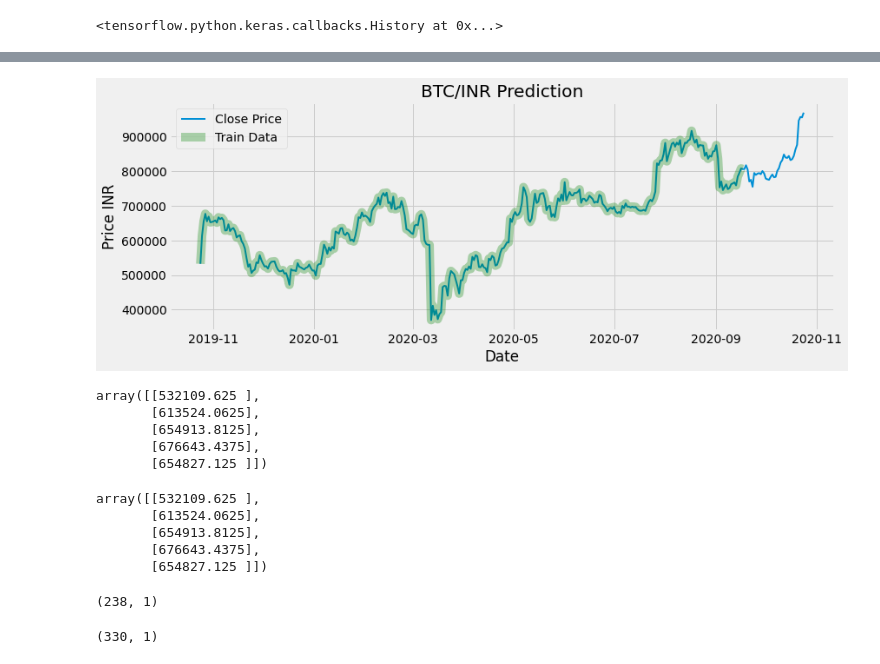
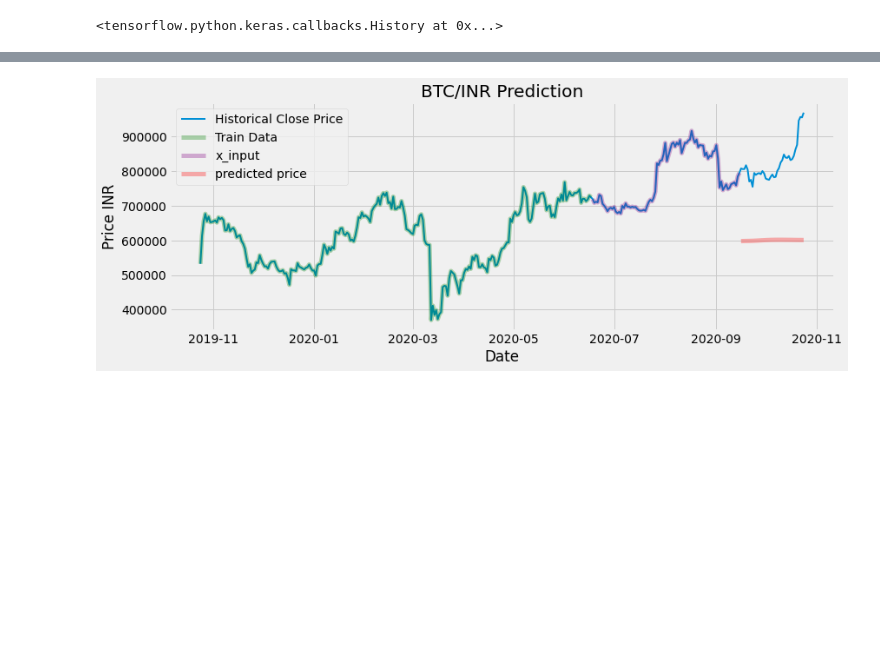
Before and after one commit to Xalt8/Crypto, a Jupyter notebook: lstm.ipynb, the cells around one changed output, grey strips where cells are left out. Saved outputs shown, nothing was run; the diff lists cells and outputs as text; code cells hidden in the pictures; blank space fills up the shorter version.

```diff
--- a/lstm.ipynb
+++ b/lstm.ipynb
@@ -71,7 +71,7 @@ scaler = MinMaxScaler(feature_range=(0,1)) # The values we need to scale is betw
 df1 = scaler.fit_transform(np.array(df1).reshape(-1,1))
 # %%
 # Splitting data into train-test split
-training_size = int(len(df1)*0.90)
+training_size = int(len(df1)*0.65)
 test_size = len(df1)-training_size
 train_data, test_data = df1[0:training_size,:], df1[training_size:len(df1),:1]
 # %%
@@ -83,7 +83,7 @@ def create_dataset(dataset, time_step):
         dataY.append(dataset[1+time_step,0])
     return np.array(dataX), np.array(dataY)
 # %%
-time_step = 10
+time_step = 90
 X_train, y_train = create_dataset(train_data, time_step)
 X_test, y_test = create_dataset(test_data, time_step)
 # %%
@@ -164,21 +157,14 @@ len(test_data)-time_step
 # %%
 def get_prediction():
     x_input = test_data[:time_step].reshape(1,-1) #Taking the first time_step number of values
-    x_input_list = x_input[0].tolist()
+    x_input_list = x_input[0].tolist() # Use this to draw the last time_step number of values
 
-    # while i < (len(test_data)-time_step):
-    print(f"fist pre {x_input_list}\n")
+    i=0
+    while i < (len(test_data)-time_step):
+        x_input = np.array(x_input_list[-time_step:]).astype('float32') # Taking the last time_step number of values
+        x_input = x_input.reshape((1, time_step,1))
+        yHat = model.predict(x_input, verbose=0)
+        x_input_list.append(yHat.item(0))
+        i+=1
 
-    x_input = x_input.reshape((1, time_step,1))
-    yHat = model.predict(x_input, verbose=0)
-    x_input_list.append(yHat[0])
-
-    print(f'secon {x_input_list[-time_step:]}')
-    print(f"{np.array(x_input_list[-time_step:])}\n")
-
-    x_input = np.array(x_input_list[-time_step:]).astype('float32').reshape((1, time_step,1))
-    yHat = model.predict(x_input, verbose=0)
-    x_input_list.append(yHat[0])
-
-    print(f'third {x_input_list}\n')
-    print(f"{np.array(x_input_list[-time_step:])}")
+    return scaler.inverse_transform(np.array(x_input_list).reshape(-1, 1))
@@ -201,0 +171,2 @@ third [0.7278456922041502, 0.7462645093009378, 0.725696610915516, 0.667998895175
+# %%
+final_pred = get_prediction()
@@ -202,31 +193,13 @@ third [0.7278456922041502, 0.7462645093009378, 0.725696610915516, 0.667998895175
 # %%
 plt.figure(figsize=(12.2, 4.5))
-plt.plot(df.index, scaler.inverse_transform(df1), label='Close Price', alpha=1, linewidth=2)
-plt.plot(df.index[0:len(scaler.inverse_transform(train_data))], scaler.inverse_transform(train_data), label='Train Data', alpha=0.3, color='green', linewidth=10)
+plt.plot(df.index, scaler.inverse_transform(df1), label='Historical Close Price', alpha=1, linewidth=2)
+plt.plot(df.index[0:len(scaler.inverse_transform(train_data))], scaler.inverse_transform(train_data), label='Train Data', alpha=0.3, color='green', linewidth=5)
+plt.plot(df.index[training_size:len(df1)][:time_step], scaler.inverse_transform(test_data[:time_step]), label='x_input', alpha=0.3, color='purple', linewidth=5)
+plt.plot(df.index[training_size:len(df1)][time_step:], final_pred.flatten()[time_step:], label='predicted price', alpha=0.3, color='red', linewidth=5)
 plt.title('BTC/INR Prediction')
 plt.xlabel('Date')
 plt.ylabel('Price INR')
 plt.legend(loc='upper left')
 plt.show()
 # %% [output]
-[figure, old version]
+[figure, new version]
-# %%
-scaler.inverse_transform(train_data)[0:5]
-# %% [output]
-array([[532109.625 ],
-       [613524.0625],
-       [654913.8125],
-       [676643.4375],
-       [654827.125 ]])
-# %%
-scaler.inverse_transform(df1)[0:5]
-# %% [output]
-array([[532109.625 ],
-       [613524.0625],
-       [654913.8125],
-       [676643.4375],
-       [654827.125 ]])
-# %%
-ddd.shape
-# %% [output]
-(238, 1)
@@ -235,4 +205,0 @@ fg = scaler.inverse_transform(train_data)
-# %%
-fg.shape
-# %% [output]
-(330, 1)
```
Also changed, not shown: parts of 16 cells of this notebook.
